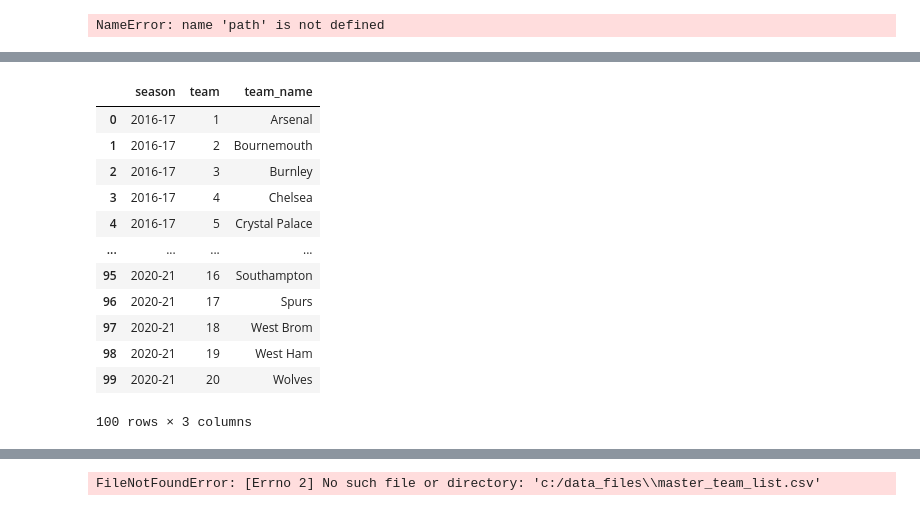
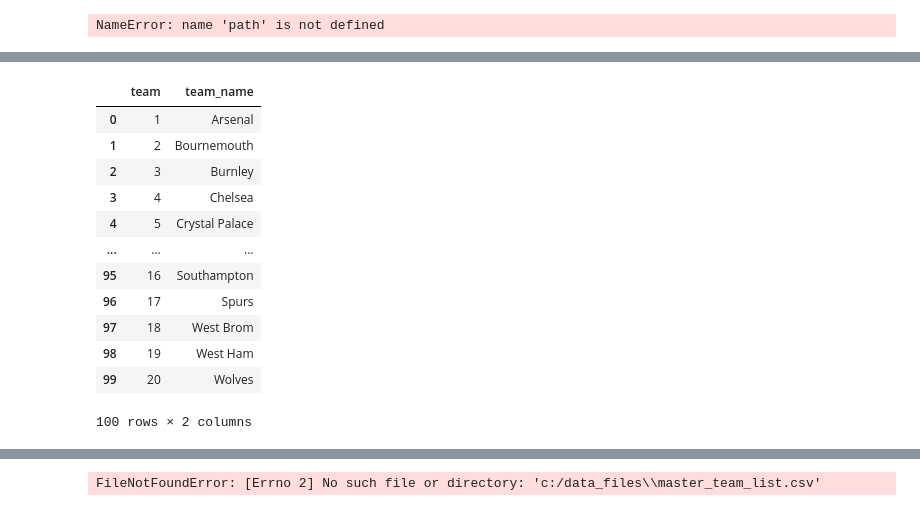
Before and after one commit to magnustorvund/fantasyAI, a Jupyter notebook: notebooks/for_loop_testing.ipynb, the cells around one changed output, grey strips where cells are left out. Drawn from its saved outputs; the diff is of its cells as text; code cells hidden in the pictures.

```diff
--- a/notebooks/for_loop_testing.ipynb
+++ b/notebooks/for_loop_testing.ipynb
@@ -83,16 +77,16 @@ c:\Users\magnu\OneDrive - Norges Handelshøyskole\Personlig\python_projects\fant
-# %%
-data[1]
-# %% [output]
-|  | season | team | team_name |
-| 0 | 2016-17 | 1 | Arsenal |
-| 1 | 2016-17 | 2 | Bournemouth |
-| 2 | 2016-17 | 3 | Burnley |
-| 3 | 2016-17 | 4 | Chelsea |
-| 4 | 2016-17 | 5 | Crystal Palace |
-| ... | ... | ... | ... |
-| 95 | 2020-21 | 16 | Southampton |
-| 96 | 2020-21 | 17 | Spurs |
-| 97 | 2020-21 | 18 | West Brom |
-| 98 | 2020-21 | 19 | West Ham |
-| 99 | 2020-21 | 20 | Wolves |
-100 rows × 3 columns
+# %%
+data[["team", "team_name"]]
+# %% [output]
+|  | team | team_name |
+| 0 | 1 | Arsenal |
+| 1 | 2 | Bournemouth |
+| 2 | 3 | Burnley |
+| 3 | 4 | Chelsea |
+| 4 | 5 | Crystal Palace |
+| ... | ... | ... |
+| 95 | 16 | Southampton |
+| 96 | 17 | Spurs |
+| 97 | 18 | West Brom |
+| 98 | 19 | West Ham |
+| 99 | 20 | Wolves |
+100 rows × 2 columns
```
Also changed, not shown: parts of 15 cells of this notebook, 1 other file.
